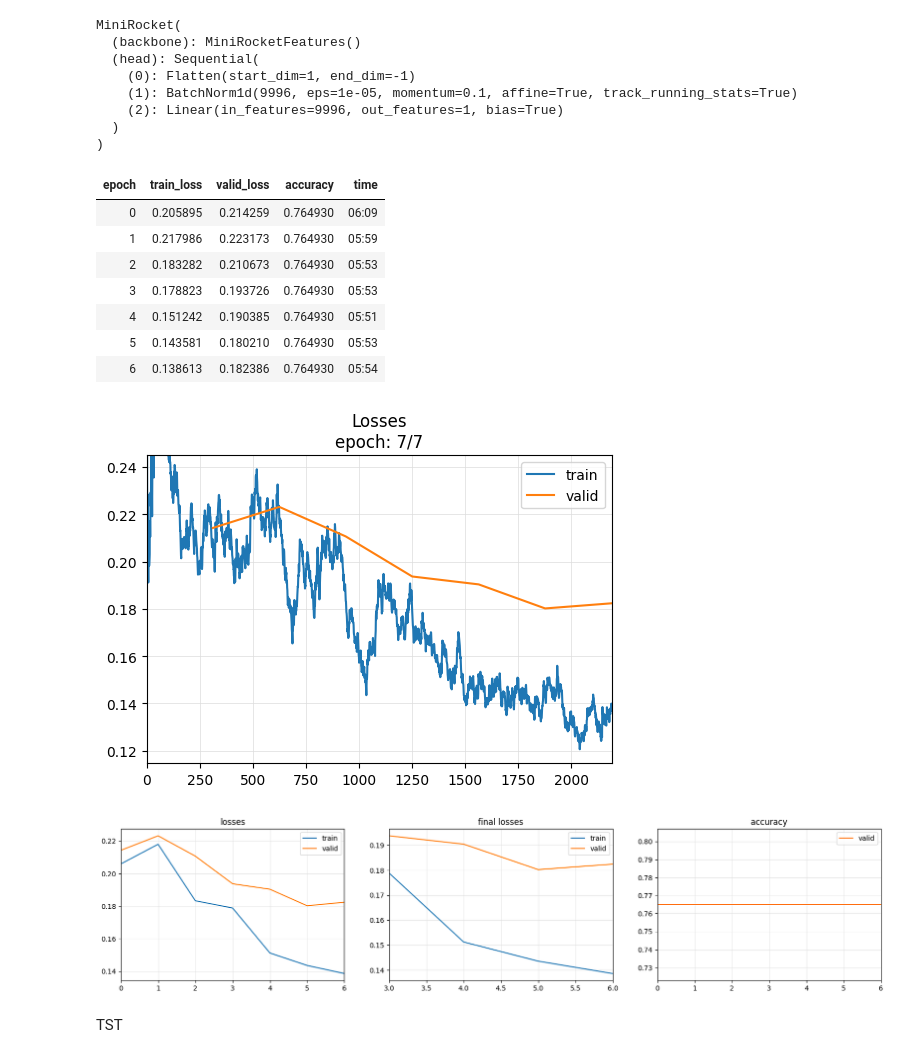
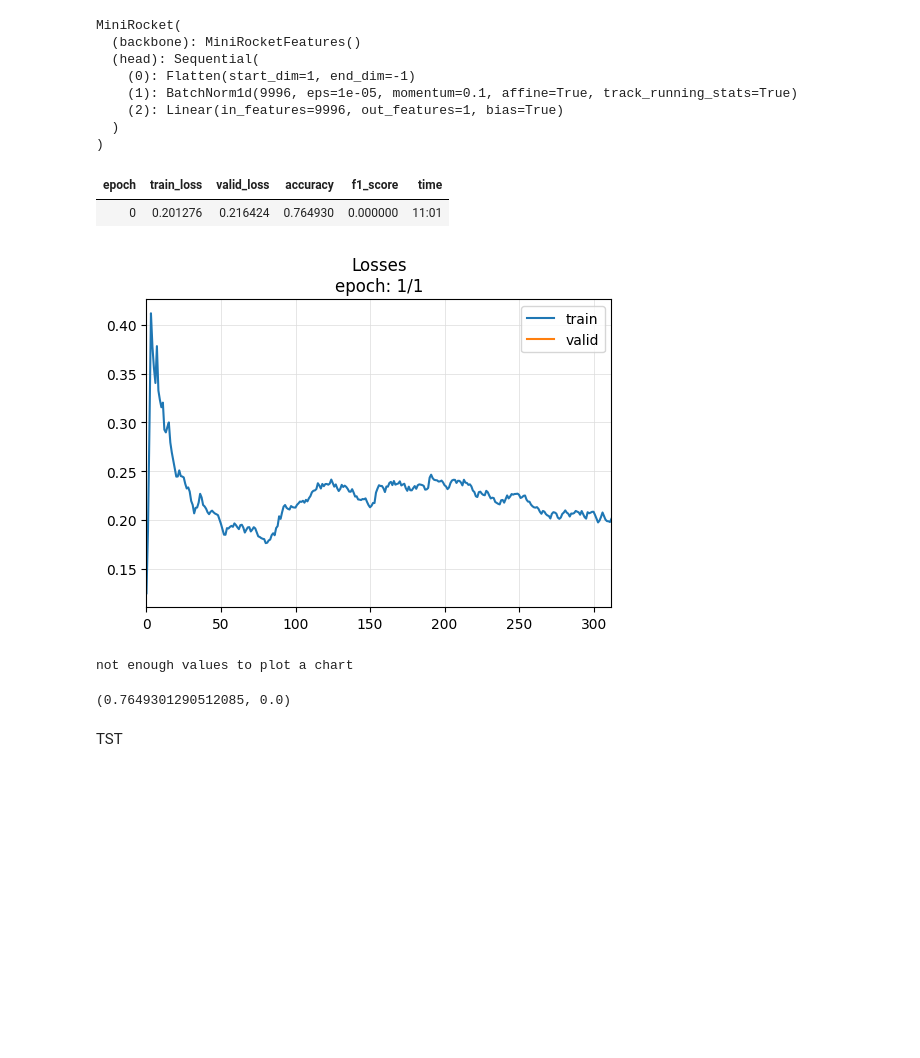
Before and after one commit to lwachowiak/HRI-Error-Detection-STAI, a Jupyter notebook: code/testing.ipynb, the cells around one changed output. Cells and saved outputs as stored; diff of their text form; code cells hidden in the pictures; blank space fills up the shorter version.

```diff
--- a/code/testing.ipynb
+++ b/code/testing.ipynb
@@ -189,22 +189,21 @@ MiniRocket(
 # %%
 tfms = [None, TSClassification()]
 batch_tfms = [TSStandardize(by_sample=True)]
 dsets = TSDatasets(all_X, all_Y, splits=splits, inplace=True)
 dls   = TSDataLoaders.from_dsets(dsets.train, dsets.valid, batch_tfms=batch_tfms, bs=8)
 model = build_ts_model(MINIROCKET_Pytorch.MiniRocket, dls=dls)
-learn = ts_learner(dls, model, metrics=accuracy, cbs=ShowGraph())
-learn.fit_one_cycle(7, 3e-5) # tried: 7e-5, 7e-4, 8e-6, 7e-3
+learn = ts_learner(dls, model, metrics=[accuracy, F1Score()], cbs=ShowGraph())
+learn.fit_one_cycle(1, 3e-5) # tried: 7e-5, 7e-4, 8e-6, 7e-3
 # %% [output]
-| epoch | train_loss | valid_loss | accuracy | time |
-| 0 | 0.205895 | 0.214259 | 0.764930 | 06:09 |
-| 1 | 0.217986 | 0.223173 | 0.764930 | 05:59 |
-| 2 | 0.183282 | 0.210673 | 0.764930 | 05:53 |
-| 3 | 0.178823 | 0.193726 | 0.764930 | 05:53 |
-| 4 | 0.151242 | 0.190385 | 0.764930 | 05:51 |
-| 5 | 0.143581 | 0.180210 | 0.764930 | 05:53 |
-| 6 | 0.138613 | 0.182386 | 0.764930 | 05:54 |
+| epoch | train_loss | valid_loss | accuracy | f1_score | time |
+| 0 | 0.201276 | 0.216424 | 0.764930 | 0.000000 | 11:01 |
-[figure, old version]
+[figure, new version]
-[figure, removed]
+not enough values to plot a chart
+# %%
+learn.recorder.values[-1][-2], learn.recorder.values[-1][-1]
+#learn.recorder.values
+# %% [output]
+(0.7649301290512085, 0.0)
 # %% [markdown]
 TST
 # %%
```
Also changed, not shown: parts of 1 cell of this notebook, 2 other files.
